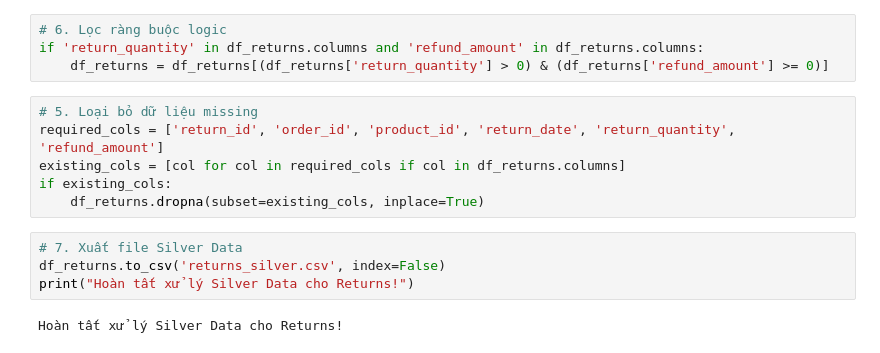
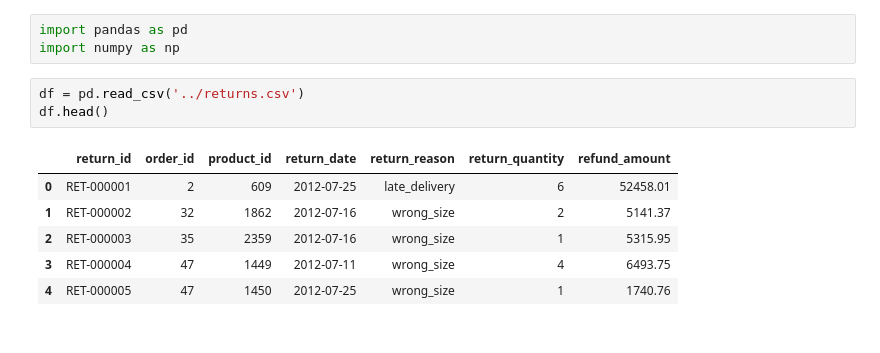
Before and after one commit to hmt2k6it/DAAI-N2.5, a Jupyter notebook: SilverDataCode/returns.ipynb, the cells around one changed output. Drawn from its saved outputs; the diff is of its cells as text.

```diff
--- a/SilverDataCode/returns.ipynb
+++ b/SilverDataCode/returns.ipynb
@@ -25,16 +1,13 @@ if 'return_date' in df_returns.columns:
-# %%
-# 6. Lọc ràng buộc logic
-if 'return_quantity' in df_returns.columns and 'refund_amount' in df_returns.columns:
-    df_returns = df_returns[(df_returns['return_quantity'] > 0) & (df_returns['refund_amount'] >= 0)]
-# %%
-# 5. Loại bỏ dữ liệu missing
-required_cols = ['return_id', 'order_id', 'product_id', 'return_date', 'return_quantity', 'refund_amount']
-existing_cols = [col for col in required_cols if col in df_returns.columns]
-if existing_cols:
-    df_returns.dropna(subset=existing_cols, inplace=True)
-# %%
-# 7. Xuất file Silver Data
-df_returns.to_csv('returns_silver.csv', index=False)
-print("Hoàn tất xử lý Silver Data cho Returns!")
-# %% [output]
-Hoàn tất xử lý Silver Data cho Returns!
+# %%
+import pandas as pd
+import numpy as np
+# %%
+df = pd.read_csv('../returns.csv')
+df.head()
+# %% [output]
+|  | return_id | order_id | product_id | return_date | return_reason | return_quantity | refund_amount |
+| 0 | RET-000001 | 2 | 609 | 2012-07-25 | late_delivery | 6 | 52458.01 |
+| 1 | RET-000002 | 32 | 1862 | 2012-07-16 | wrong_size | 2 | 5141.37 |
+| 2 | RET-000003 | 35 | 2359 | 2012-07-16 | wrong_size | 1 | 5315.95 |
+| 3 | RET-000004 | 47 | 1449 | 2012-07-11 | wrong_size | 4 | 6493.75 |
+| 4 | RET-000005 | 47 | 1450 | 2012-07-25 | wrong_size | 1 | 1740.76 |
```
Also changed, not shown: parts of 12 cells of this notebook, 33 other files.
